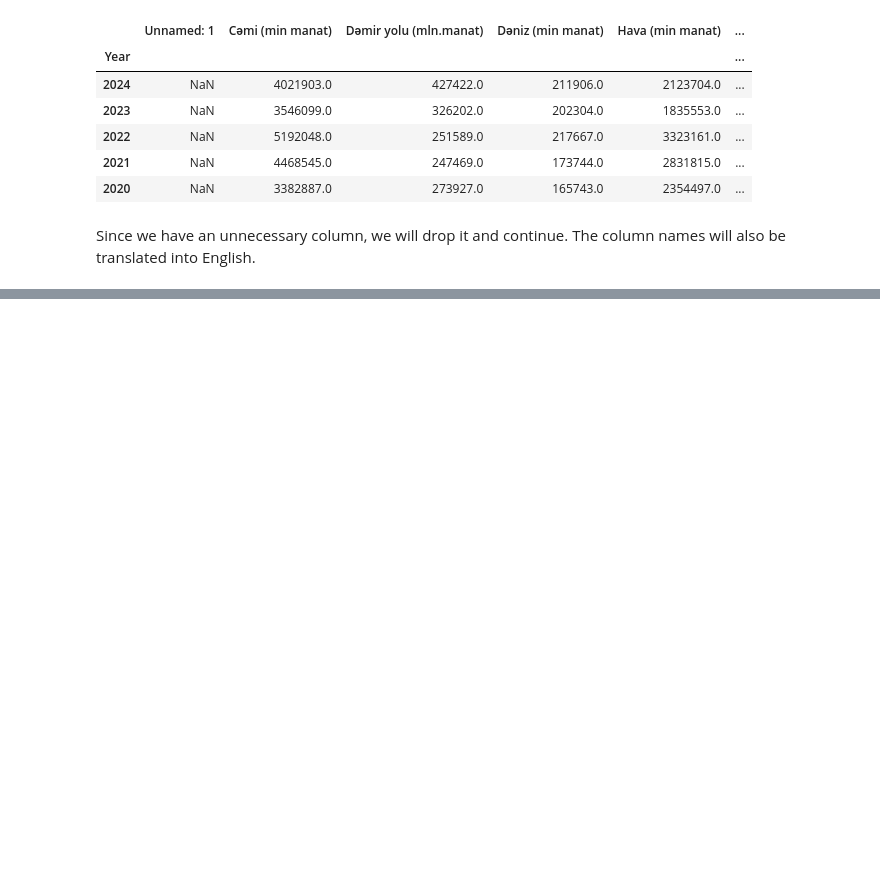
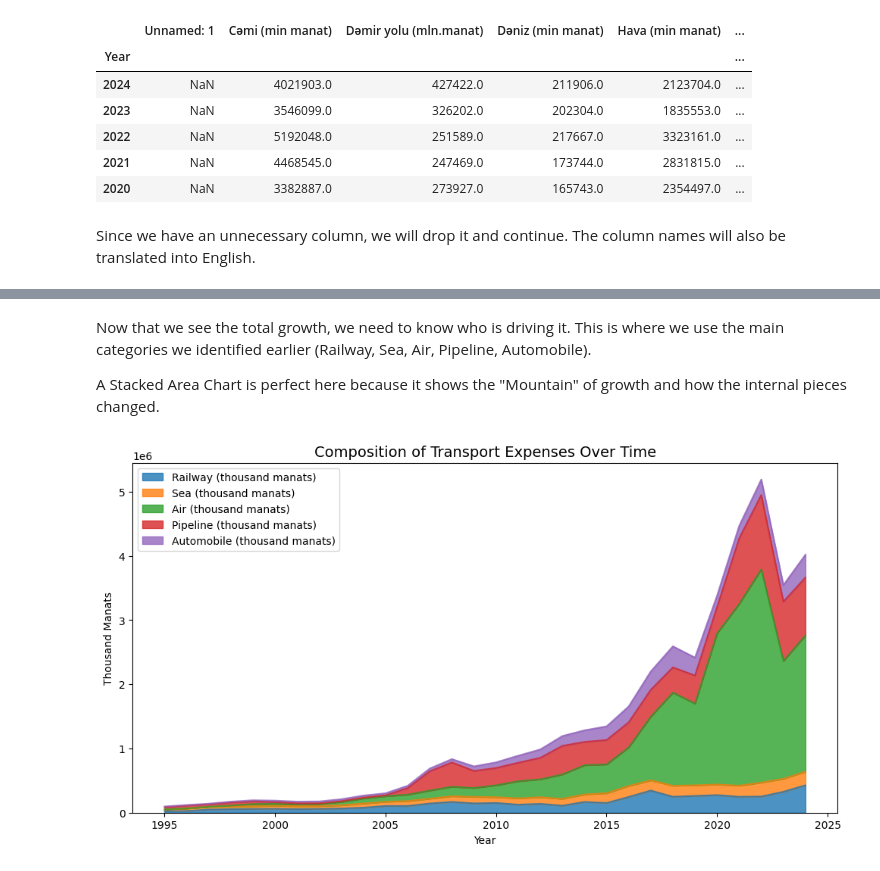
Before and after one commit to Faig-TYBV/holbertonschool-dataset_competition, a Jupyter notebook: Analysis.ipynb, the cells around one changed output, grey strips where cells are left out. Saved outputs shown, nothing was run; the diff lists cells and outputs as text; code cells hidden in the pictures; blank space fills up the shorter version.

```diff
--- a/Analysis.ipynb
+++ b/Analysis.ipynb
@@ -45,0 +84,22 @@ my_dataset.head(10)
+# %% [markdown]
+Now that we see the total growth, we need to know who is driving it. This is where we use the main categories we identified earlier (Railway, Sea, Air, Pipeline, Automobile).
+
+A Stacked Area Chart is perfect here because it shows the "Mountain" of growth and how the internal pieces changed.
+# %%
+# We define our main categories (excluding the sub-categories and the pre-existing total)
+categories = [
+    'Railway (thousand manats)',
+    'Sea (thousand manats)',
+    'Air (thousand manats)',
+    'Pipeline (thousand manats)',
+    'Automobile (thousand manats)'
+]
+
+# Plotting
+my_dataset[categories].plot(kind='area', stacked=True, figsize=(12, 6), alpha=0.8)
+plt.title('Composition of Transport Expenses Over Time', fontsize=14)
+plt.ylabel('Thousand Manats')
+plt.legend(loc='upper left')
+plt.show()
+# %% [output]
+[figure, added]
```
Also changed, not shown: parts of 10 cells of this notebook.
